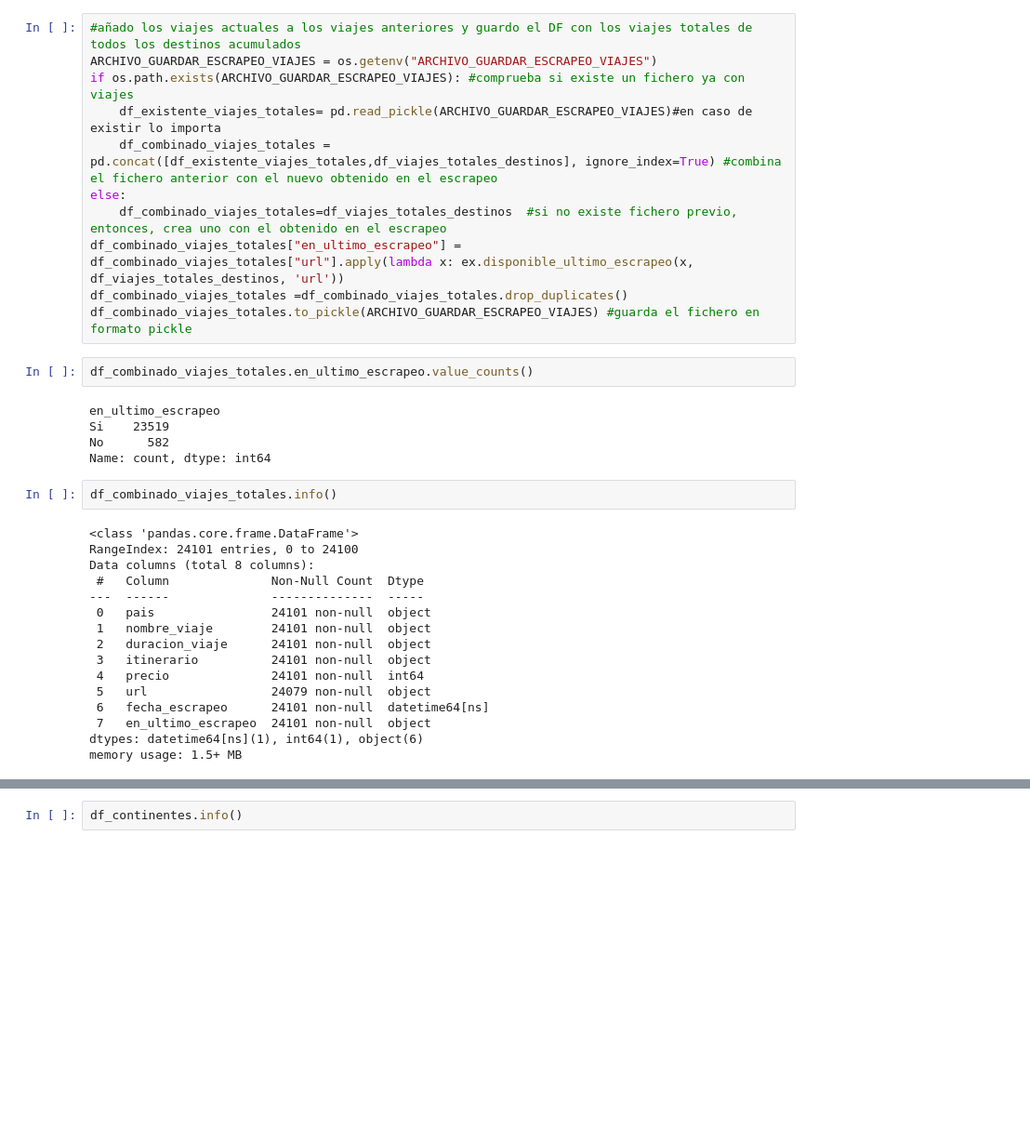
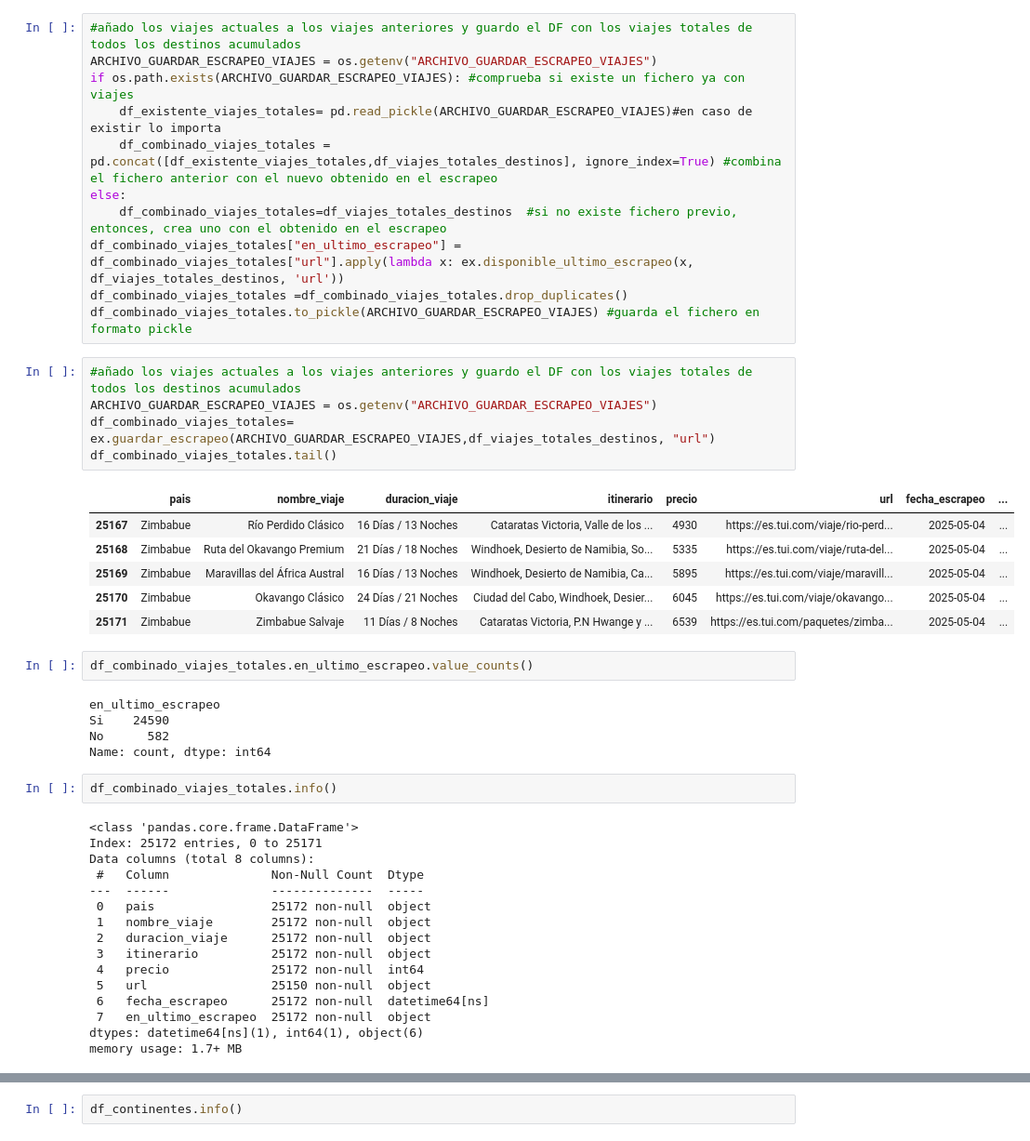
Before and after one commit to VanesaFloresRivera/Proyecto-Final, a Jupyter notebook: notebooks/escrapeo_final.ipynb, the cells around one changed output, grey strips where cells are left out. Shown at 93% size. Cells and saved outputs as stored; diff of their text form; blank space fills up the shorter version.

```diff
--- a/notebooks/escrapeo_final.ipynb
+++ b/notebooks/escrapeo_final.ipynb
@@ -143,31 +155,43 @@ else:
 df_combinado_viajes_totales["en_ultimo_escrapeo"] = df_combinado_viajes_totales["url"].apply(lambda x: ex.disponible_ultimo_escrapeo(x, df_viajes_totales_destinos, 'url'))
 df_combinado_viajes_totales =df_combinado_viajes_totales.drop_duplicates()
 df_combinado_viajes_totales.to_pickle(ARCHIVO_GUARDAR_ESCRAPEO_VIAJES) #guarda el fichero en formato pickle
+# %%
+#añado los viajes actuales a los viajes anteriores y guardo el DF con los viajes totales de todos los destinos acumulados
+ARCHIVO_GUARDAR_ESCRAPEO_VIAJES = os.getenv("ARCHIVO_GUARDAR_ESCRAPEO_VIAJES")
+df_combinado_viajes_totales= ex.guardar_escrapeo(ARCHIVO_GUARDAR_ESCRAPEO_VIAJES,df_viajes_totales_destinos, "url")
+df_combinado_viajes_totales.tail()
+# %% [output]
+|  | pais | nombre_viaje | duracion_viaje | itinerario | precio | url | fecha_escrapeo | ... |
+| 25167 | Zimbabue | Río Perdido Clásico | 16 Días / 13 Noches | Cataratas Victoria, Valle de los ... | 4930 | https://es.tui.com/viaje/rio-perd... | 2025-05-04 | ... |
+| 25168 | Zimbabue | Ruta del Okavango Premium | 21 Días / 18 Noches | Windhoek, Desierto de Namibia, So... | 5335 | https://es.tui.com/viaje/ruta-del... | 2025-05-04 | ... |
+| 25169 | Zimbabue | Maravillas del África Austral | 16 Días / 13 Noches | Windhoek, Desierto de Namibia, Ca... | 5895 | https://es.tui.com/viaje/maravill... | 2025-05-04 | ... |
+| 25170 | Zimbabue | Okavango Clásico | 24 Días / 21 Noches | Ciudad del Cabo, Windhoek, Desier... | 6045 | https://es.tui.com/viaje/okavango... | 2025-05-04 | ... |
+| 25171 | Zimbabue | Zimbabue Salvaje | 11 Días / 8 Noches | Cataratas Victoria, P.N Hwange y ... | 6539 | https://es.tui.com/paquetes/zimba... | 2025-05-04 | ... |
 # %%
 df_combinado_viajes_totales.en_ultimo_escrapeo.value_counts()
 # %% [output]
 en_ultimo_escrapeo
-Si    23519
+Si    24590
 No      582
 Name: count, dtype: int64
 # %%
 df_combinado_viajes_totales.info()
 # %% [output]
 <class 'pandas.core.frame.DataFrame'>
-RangeIndex: 24101 entries, 0 to 24100
+Index: 25172 entries, 0 to 25171
 Data columns (total 8 columns):
  #   Column              Non-Null Count  Dtype
 ---  ------              --------------  -----
- 0   pais                24101 non-null  object
- 1   nombre_viaje        24101 non-null  object
- 2   duracion_viaje      24101 non-null  object
- 3   itinerario          24101 non-null  object
- 4   precio              24101 non-null  int64
- 5   url                 24079 non-null  object
- 6   fecha_escrapeo      24101 non-null  datetime64[ns]
- 7   en_ultimo_escrapeo  24101 non-null  object
+ 0   pais                25172 non-null  object
+ 1   nombre_viaje        25172 non-null  object
+ 2   duracion_viaje      25172 non-null  object
+ 3   itinerario          25172 non-null  object
+ 4   precio              25172 non-null  int64
+ 5   url                 25150 non-null  object
+ 6   fecha_escrapeo      25172 non-null  datetime64[ns]
+ 7   en_ultimo_escrapeo  25172 non-null  object
 dtypes: datetime64[ns](1), int64(1), object(6)
-memory usage: 1.5+ MB
+memory usage: 1.7+ MB
 # %%
 df_continentes.head()
 # %% [output]
```
Also changed, not shown: parts of 16 cells of this notebook, 6 other files.
